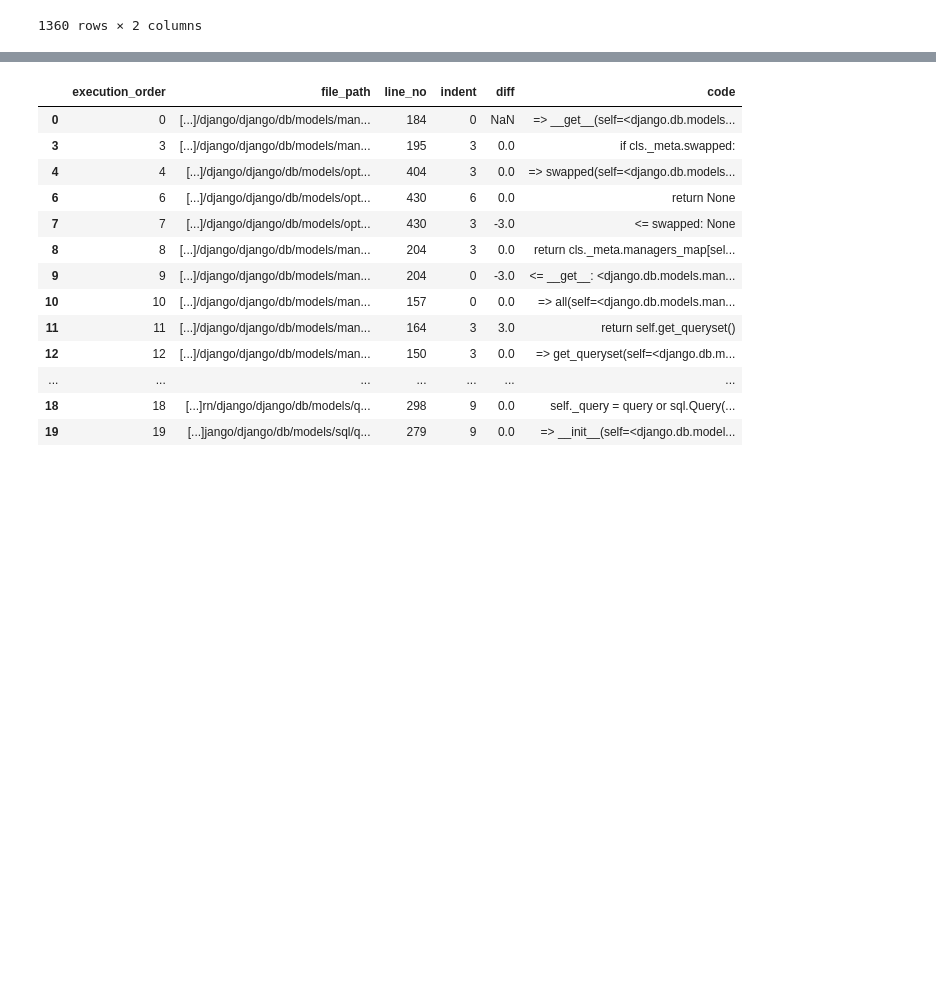
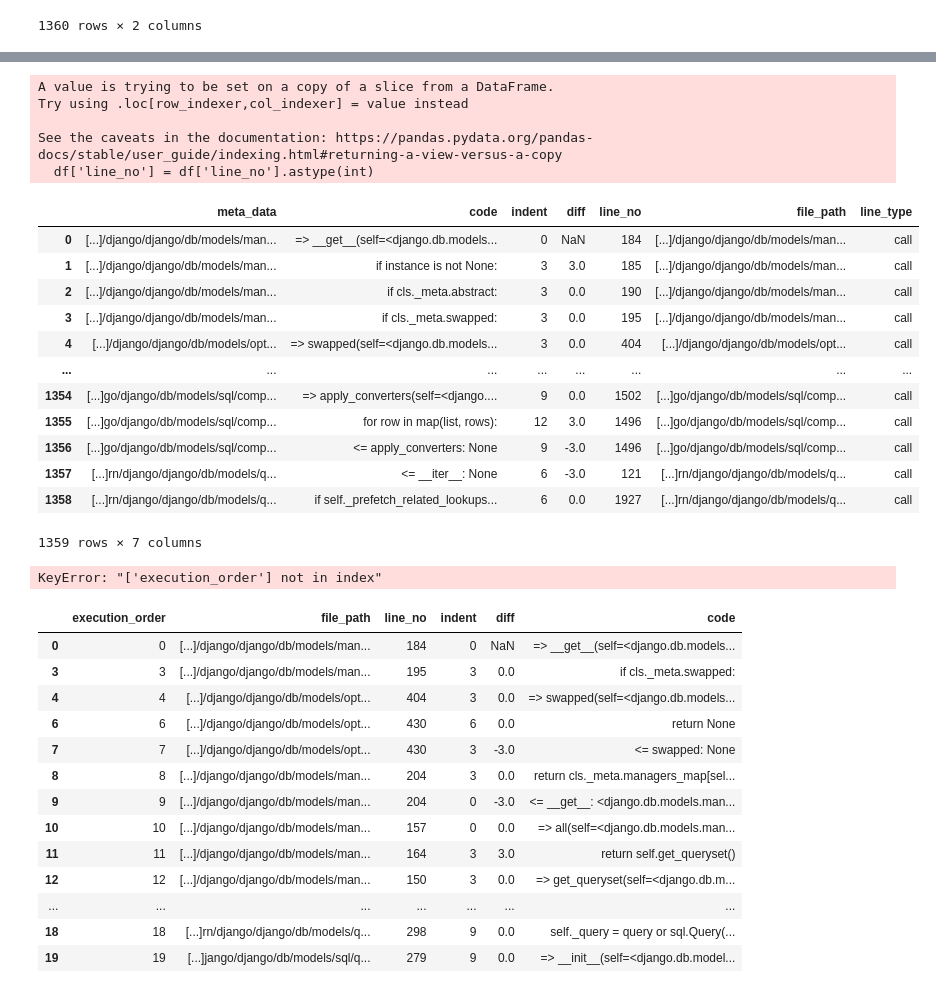
Before and after one commit to yiheinchai/code-haircut, a Jupyter notebook: haircut.ipynb, the cells around one changed output, grey strips where cells are left out. Drawn from its saved outputs; the diff is of its cells as text; code cells hidden in the pictures; blank space fills up the shorter version.

```diff
--- a/haircut.ipynb
+++ b/haircut.ipynb
@@ -99,3 +99,5 @@ df['line_no'] = df['meta_data'].apply(lambda x: x.split(':')[-1].split(' ')[0])
 df['file_path'] = df['meta_data'].apply(lambda x: x.split(':')[0])
 # %%
 df = df[:-1]
+# %%
+df['line_type'] = df['meta_data'].apply(lambda meta:  list(filter(lambda x: x, meta.split(" ")))[-1])
@@ -102,9 +126,33 @@ df = df[:-1]
 # %%
 df['line_no'] = df['line_no'].astype(int)
+# %% [output]
+A value is trying to be set on a copy of a slice from a DataFrame.
+Try using .loc[row_indexer,col_indexer] = value instead
+
+See the caveats in the documentation: https://pandas.pydata.org/pandas-docs/stable/user_guide/indexing.html#returning-a-view-versus-a-copy
+  df['line_no'] = df['line_no'].astype(int)
 # %%
 df['execution_order'] = df.index
+# %%
+df
+# %% [output]
+|  | meta_data | code | indent | diff | line_no | file_path | line_type |
+| 0 | [...]/django/django/db/models/man... | => __get__(self=<django.db.models... | 0 | NaN | 184 | [...]/django/django/db/models/man... | call |
+| 1 | [...]/django/django/db/models/man... | if instance is not None: | 3 | 3.0 | 185 | [...]/django/django/db/models/man... | call |
+| 2 | [...]/django/django/db/models/man... | if cls._meta.abstract: | 3 | 0.0 | 190 | [...]/django/django/db/models/man... | call |
+| 3 | [...]/django/django/db/models/man... | if cls._meta.swapped: | 3 | 0.0 | 195 | [...]/django/django/db/models/man... | call |
+| 4 | [...]/django/django/db/models/opt... | => swapped(self=<django.db.models... | 3 | 0.0 | 404 | [...]/django/django/db/models/opt... | call |
+| ... | ... | ... | ... | ... | ... | ... | ... |
+| 1354 | [...]go/django/db/models/sql/comp... | => apply_converters(self=<django.... | 9 | 0.0 | 1502 | [...]go/django/db/models/sql/comp... | call |
+| 1355 | [...]go/django/db/models/sql/comp... | for row in map(list, rows): | 12 | 3.0 | 1496 | [...]go/django/db/models/sql/comp... | call |
+| 1356 | [...]go/django/db/models/sql/comp... | <= apply_converters: None | 9 | -3.0 | 1496 | [...]go/django/db/models/sql/comp... | call |
+| 1357 | [...]rn/django/django/db/models/q... | <= __iter__: None | 6 | -3.0 | 121 | [...]rn/django/django/db/models/q... | call |
+| 1358 | [...]rn/django/django/db/models/q... | if self._prefetch_related_lookups... | 6 | 0.0 | 1927 | [...]rn/django/django/db/models/q... | call |
+1359 rows × 7 columns
 # %%
 df = df[['execution_order', 'file_path', 'line_no', 'indent', 'diff', 'code']]
+# %% [output]
+KeyError: "['execution_order'] not in index"
 # %%
 df_sorted = df.sort_values(by=['file_path', 'execution_order'])
 # %%
```
Also changed, not shown: parts of 4 cells of this notebook, 20 other files.
